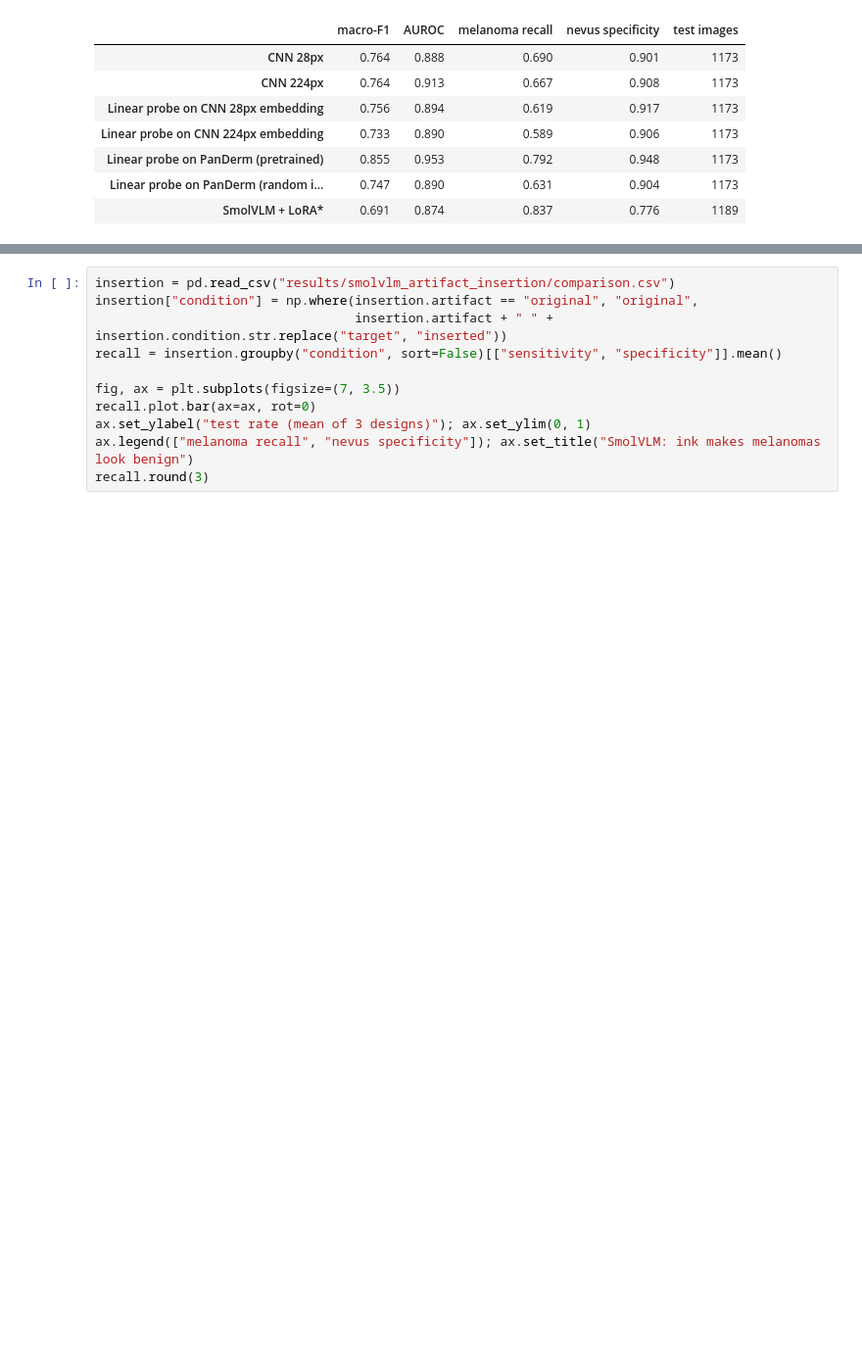
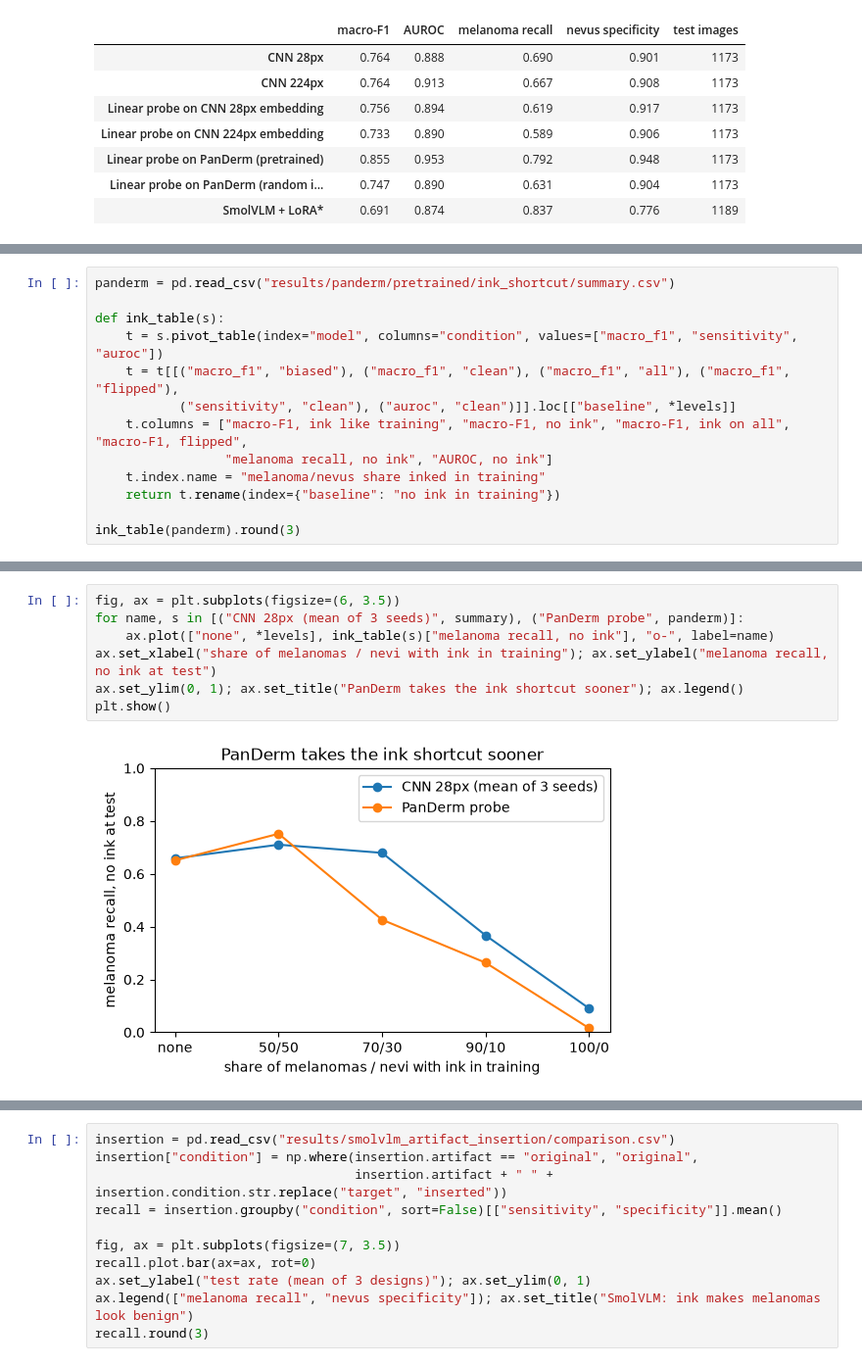
Before and after one commit to ericg4/comp345-project, a Jupyter notebook: 00_demo.ipynb, the cells around one changed output, grey strips where cells are left out. Shown at 98% size. Cells and saved outputs as stored; diff of their text form; blank space fills up the shorter version.

```diff
--- a/00_demo.ipynb
+++ b/00_demo.ipynb
@@ -204,0 +218,13 @@ outside the lesion, plus a control with the same pixels shuffled (`results/smolv
+# %%
+panderm = pd.read_csv("results/panderm/pretrained/ink_shortcut/summary.csv")
+
+def ink_table(s):
+    t = s.pivot_table(index="model", columns="condition", values=["macro_f1", "sensitivity", "auroc"])
+    t = t[[("macro_f1", "biased"), ("macro_f1", "clean"), ("macro_f1", "all"), ("macro_f1", "flipped"),
+           ("sensitivity", "clean"), ("auroc", "clean")]].loc[["baseline", *levels]]
+    t.columns = ["macro-F1, ink like training", "macro-F1, no ink", "macro-F1, ink on all", "macro-F1, flipped",
+                 "melanoma recall, no ink", "AUROC, no ink"]
+    t.index.name = "melanoma/nevus share inked in training"
+    return t.rename(index={"baseline": "no ink in training"})
+
+ink_table(panderm).round(3)
@@ -204,0 +239,9 @@ outside the lesion, plus a control with the same pixels shuffled (`results/smolv
+# %%
+fig, ax = plt.subplots(figsize=(6, 3.5))
+for name, s in [("CNN 28px (mean of 3 seeds)", summary), ("PanDerm probe", panderm)]:
+    ax.plot(["none", *levels], ink_table(s)["melanoma recall, no ink"], "o-", label=name)
+ax.set_xlabel("share of melanomas / nevi with ink in training"); ax.set_ylabel("melanoma recall, no ink at test")
+ax.set_ylim(0, 1); ax.set_title("PanDerm takes the ink shortcut sooner"); ax.legend()
+plt.show()
+# %% [output]
+[figure, added]
```
Also changed, not shown: parts of 7 cells of this notebook, 9 other files.
